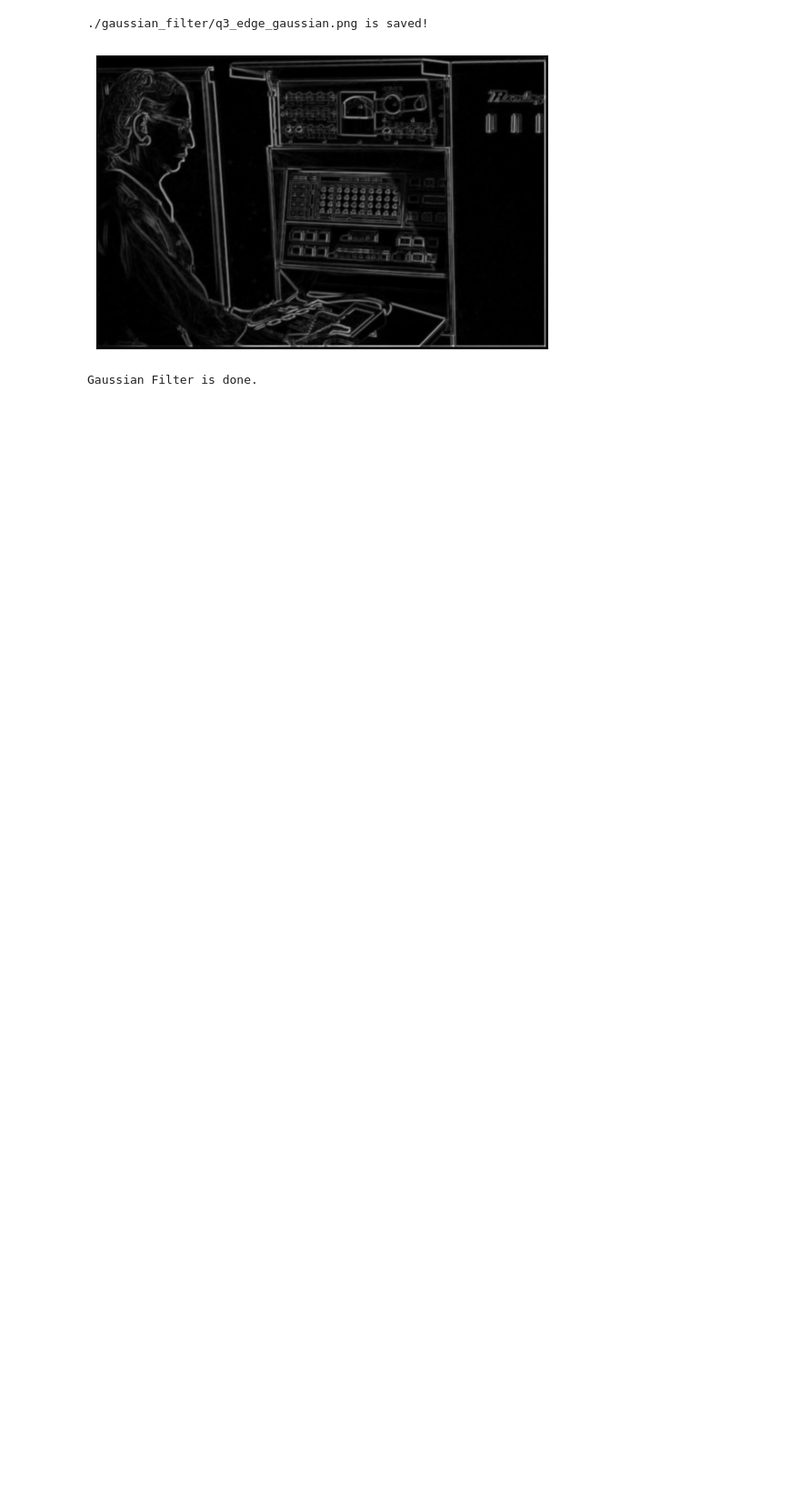
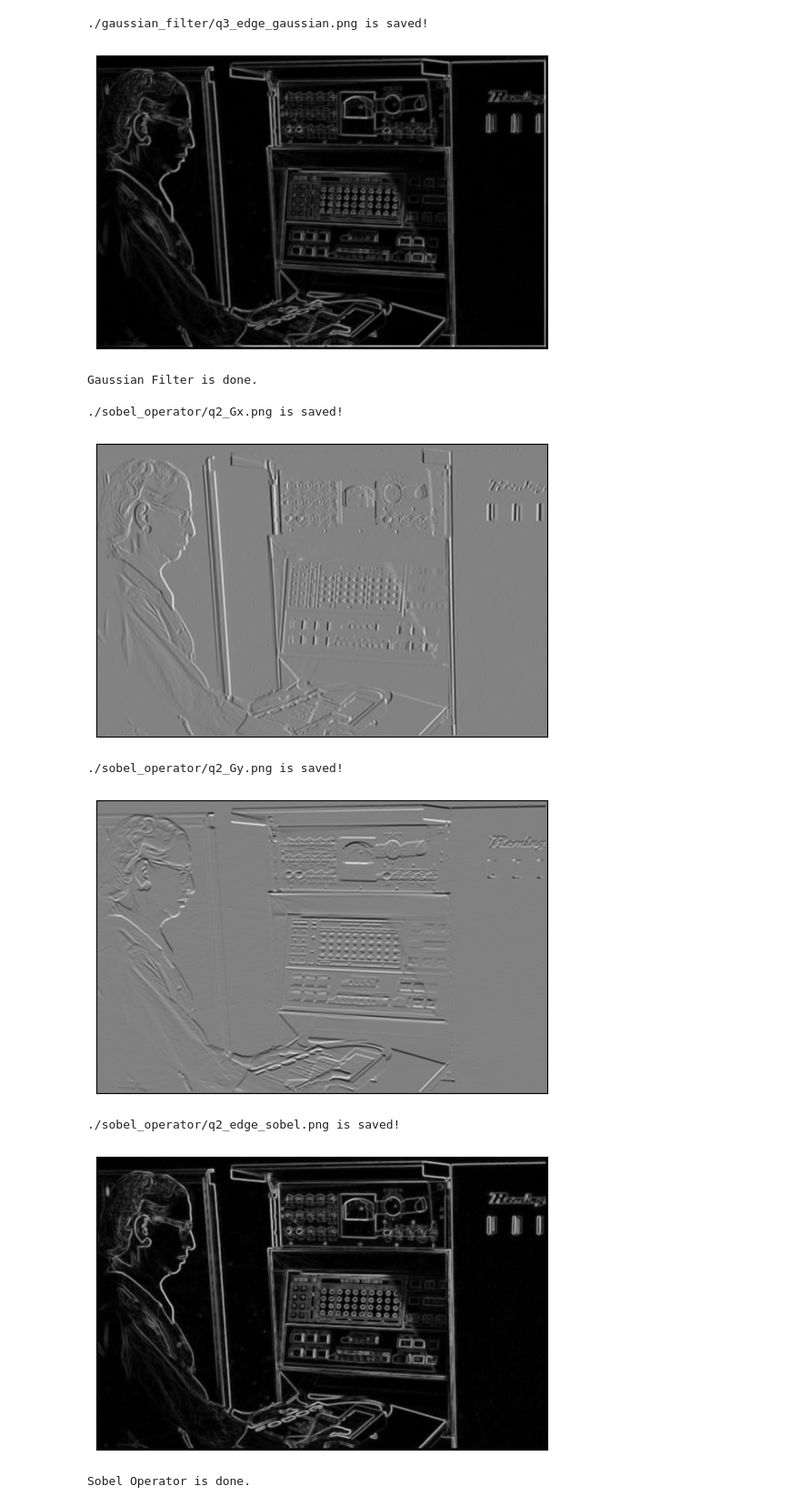
Before and after one commit to Javen-W/CSE803-Computer-Vision, a Jupyter notebook: HW2/HW2_code.ipynb, the cells around one changed output. Shown at 91% size. Saved outputs shown, nothing was run; the diff lists cells and outputs as text; code cells hidden in the pictures; blank space fills up the shorter version.

```diff
--- a/HW2/HW2_code.ipynb
+++ b/HW2/HW2_code.ipynb
@@ -252,0 +257,36 @@ Gaussian Filter is done.
+# %%
+"""
+Question 1.) Image Filtering
+Part C.) Sobel Operator
+"""
+##### Sobel Operator #####
+if not os.path.exists("./sobel_operator"):
+    os.makedirs("./sobel_operator")
+
+# Q1: No code
+
+# Q2
+img = read_img('./hw2_files/grace_hopper.png')
+Gx, Gy, edge_sobel = sobel_operator(img)
+
+save_img(Gx, "./sobel_operator/q2_Gx.png")
+display_img(Gx)
+save_img(Gy, "./sobel_operator/q2_Gy.png")
+display_img(Gy)
+save_img(edge_sobel, "./sobel_operator/q2_edge_sobel.png")
+display_img(edge_sobel)
+
+# Q3
+steerable_list = steerable_filter(img)
+for i, steerable in enumerate(steerable_list):
+    save_img(steerable, "./sobel_operator/q3_steerable_{}.png".format(i))
+
+print("Sobel Operator is done. ")
+# %% [output]
+./sobel_operator/q2_Gx.png is saved!
+[figure, added]
+./sobel_operator/q2_Gy.png is saved!
+[figure, added]
+./sobel_operator/q2_edge_sobel.png is saved!
+[figure, added]
+Sobel Operator is done.
```
Also changed, not shown: parts of 4 cells of this notebook, 3 other files.
